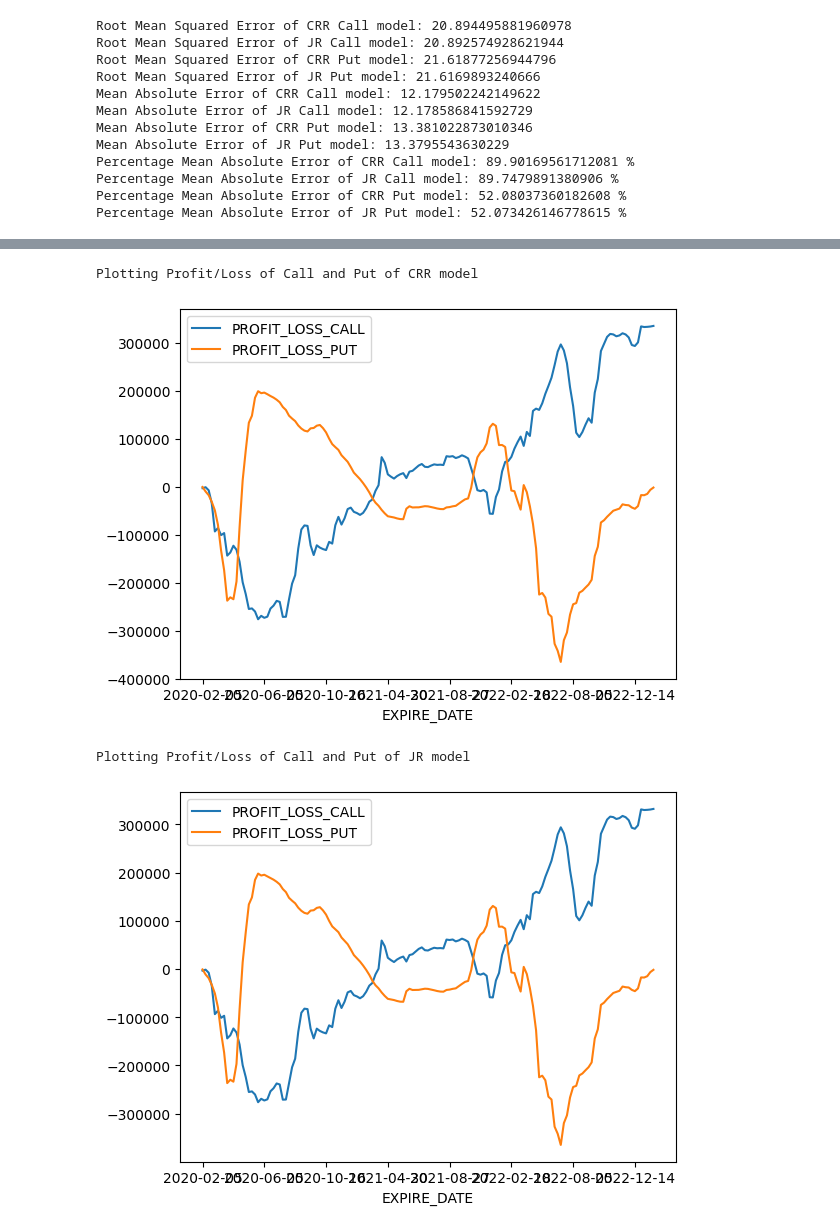
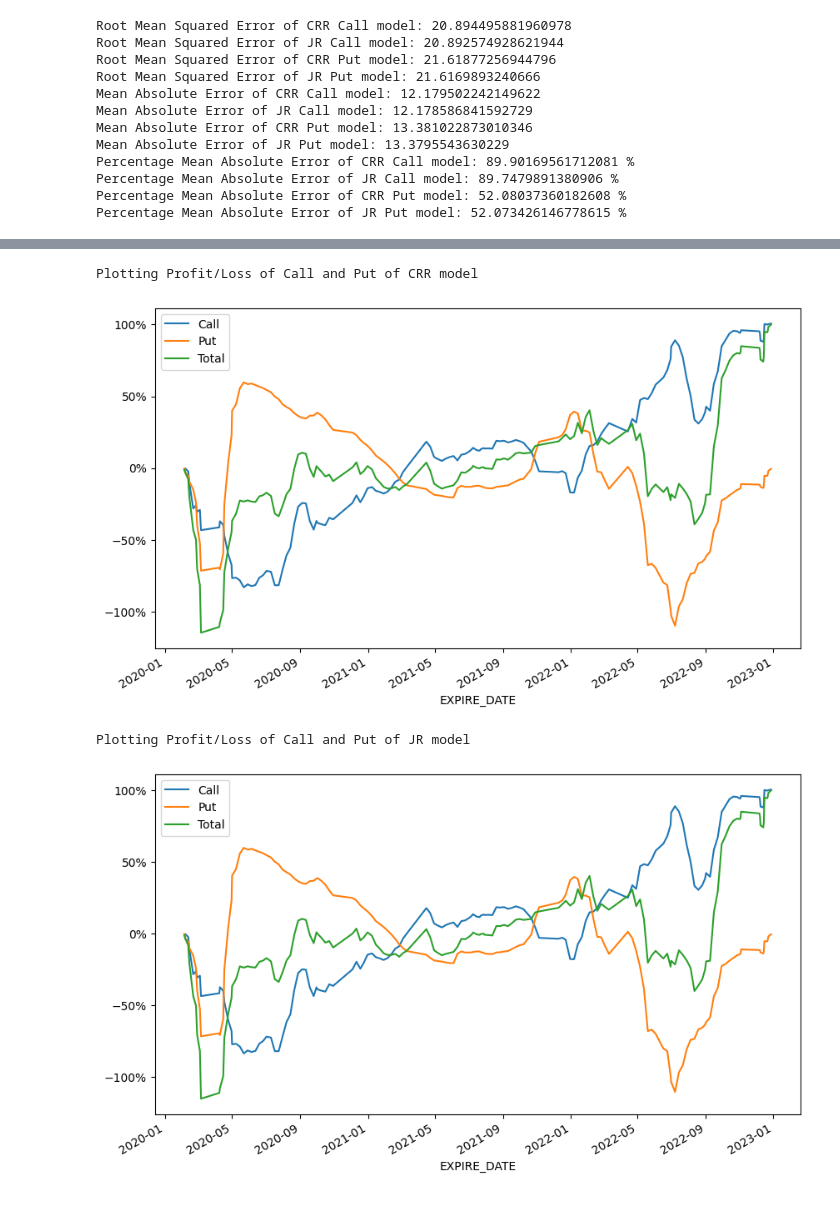
Before and after one commit to juanjaho/QF101-SPY-SPX-Option-Pricing, a Jupyter notebook: Analytics/main_spx.ipynb, the cells around one changed output, grey strips where cells are left out. Drawn from its saved outputs; the diff is of its cells as text; code cells hidden in the pictures.

Commit message:
fix missing data bug, added percentage grah

```diff
--- a/Analytics/main_spx.ipynb
+++ b/Analytics/main_spx.ipynb
@@ -162,6 +164,8 @@ df_model_input.to_csv('./data/df_model_output_spx.csv')
 
 # load the dataframe from csv
 df_model_input = pd.read_csv('./data/df_model_output_spx.csv', index_col=0)
+df_model_input['QUOTE_DATE'] = pd.to_datetime(df_model_input['QUOTE_DATE'])
+df_model_input['EXPIRE_DATE'] = pd.to_datetime(df_model_input['EXPIRE_DATE'])
 # %%
 df_eval = df_model_input[['QUOTE_DATE',
                           'binomial_model_crr_call', 'binomial_model_jr_call','C_BID','C_ASK',
@@ -224,6 +226,5 @@ df_input = df_model_input[['QUOTE_DATE', 'EXPIRE_DATE',
 df_input['C_PRICE'] = (df_input['C_BID'] + df_input['C_ASK'])/2
 df_input['P_PRICE'] = (df_input['P_BID'] + df_input['P_ASK'])/2
 df_input.drop(['C_BID','C_ASK', 'P_BID','P_ASK',], axis=1, inplace=True)
-df_input = df_input.set_index('QUOTE_DATE')
-df_input.tail()
+df_input.head()
 # %% [output]
@@ -240,7 +240,7 @@ df_price = df_price.drop_duplicates()
 df_price = df_price.set_index('QUOTE_DATE')
 
 # remove rows where expiry date is greater max quote date
-df_input = df_input[df_input['EXPIRE_DATE'] <= df_input.index.max()]
+df_input = df_input[df_input['EXPIRE_DATE'] <= df_price.index.max()]
 df_input['UNDERLYING_PRICE_EXPIRE'] = df_input['EXPIRE_DATE'].progress_apply(
     lambda x: df_price.loc[x]['UNDERLYING_LAST'] if x in df_price.index
     else df_price.loc[df_price.index[df_price.index.get_loc(x, method='bfill')]]['UNDERLYING_LAST'])
@@ -264,6 +264,9 @@ print('Volatility of CRR model:',np.std(df_binomial_model_crr['PROFIT_LOSS']))
 print('Volatility of JR model:',np.std(df_binomial_model_jr['PROFIT_LOSS']))
 print('Total Profit/Loss of CRR model:',np.sum(df_binomial_model_crr['PROFIT_LOSS']))
 print('Total Profit/Loss of JR model:',np.sum(df_binomial_model_jr['PROFIT_LOSS']))
+
+df_total_profit_loss_crr = df_binomial_model_crr['PROFIT_LOSS'].sum()
+df_total_profit_loss_jr = df_binomial_model_jr['PROFIT_LOSS'].sum()
 
 print('Plotting daily Profit/Loss of CRR model')
 df_binomial_model_crr.groupby('EXPIRE_DATE')['PROFIT_LOSS'].sum().plot()
@@ -273,11 +276,11 @@ print('Plotting daily Profit/Loss of JR model')
 df_binomial_model_jr.groupby('EXPIRE_DATE')['PROFIT_LOSS'].sum().plot()
 plt.show()
 
-print('Plotting Cumulative Profit/Loss of CRR model')
+print('Plotting total Profit/Loss of CRR model')
 df_binomial_model_crr.groupby('EXPIRE_DATE')['PROFIT_LOSS'].sum().cumsum().plot()
 plt.show()
 
-print('Plotting Cumulative Profit/Loss of JR model')
+print('Plotting total Profit/Loss of JR model')
 df_binomial_model_jr.groupby('EXPIRE_DATE')['PROFIT_LOSS'].sum().cumsum().plot()
 plt.show()
 # %% [output]
@@ -298,14 +334,19 @@ Plotting Cumulative Profit/Loss of JR model
 # %%
-# plot profit/loss of call and put
+# plot profit/loss of call and put for crr model
 print('Plotting Profit/Loss of Call and Put of CRR model')
-df_binomial_model_crr.groupby('EXPIRE_DATE')['PROFIT_LOSS_CALL','PROFIT_LOSS_PUT'].sum().cumsum().plot()
+(df_binomial_model_crr.groupby('EXPIRE_DATE')['PROFIT_LOSS_CALL','PROFIT_LOSS_PUT','PROFIT_LOSS'].sum().cumsum()/df_total_profit_loss_crr).plot()
+plt.gca().yaxis.set_major_formatter(mtick.PercentFormatter(1.0))
+plt.legend(['Call','Put','Total'])
 plt.show()
 
+# plot profit/loss of call and put for jr model
 print('Plotting Profit/Loss of Call and Put of JR model')
-df_binomial_model_jr.groupby('EXPIRE_DATE')['PROFIT_LOSS_CALL','PROFIT_LOSS_PUT'].sum().cumsum().plot()
+(df_binomial_model_jr.groupby('EXPIRE_DATE')['PROFIT_LOSS_CALL','PROFIT_LOSS_PUT','PROFIT_LOSS'].sum().cumsum()/df_total_profit_loss_jr).plot()
+plt.gca().yaxis.set_major_formatter(mtick.PercentFormatter(1.0))
+plt.legend(['Call','Put','Total'])
 plt.show()
 # %% [output]
 Plotting Profit/Loss of Call and Put of CRR model
-[figure, old version]
+[figure, new version]
 Plotting Profit/Loss of Call and Put of JR model
-[figure, old version]
+[figure, new version]
```
Also changed, not shown: parts of 6 cells of this notebook, 2 other files.
